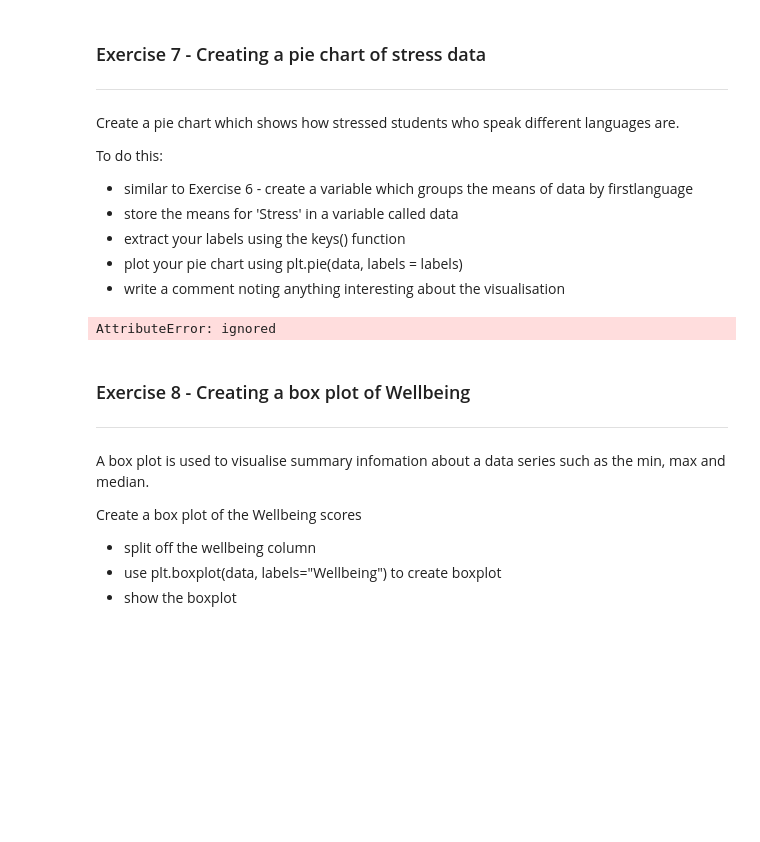
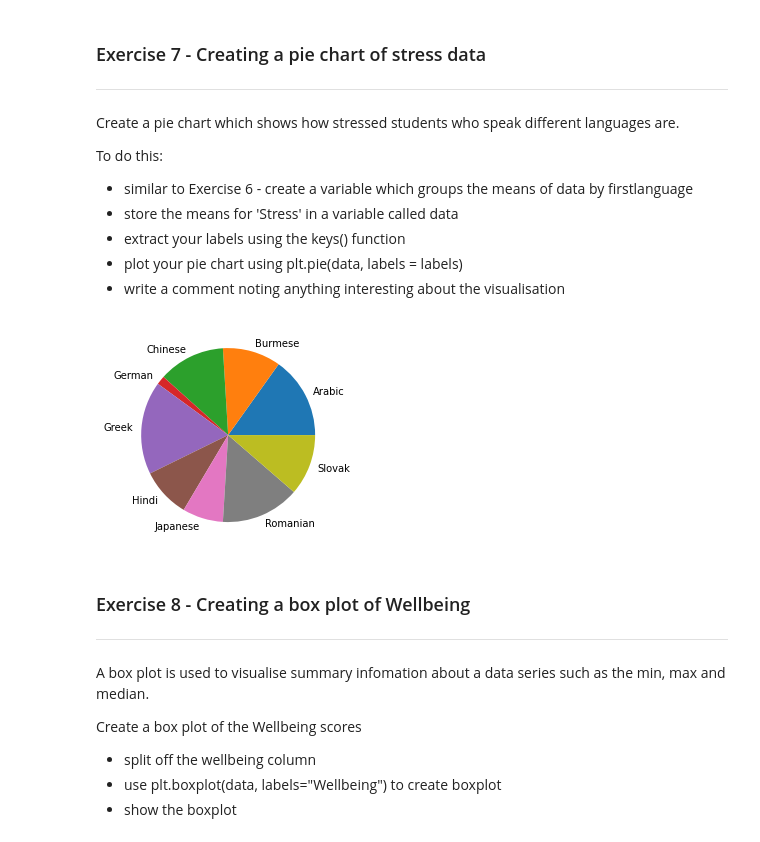
Before and after one commit to claret003/pythoncourse, a Jupyter notebook: Worksheets/Correlation_and_visualisation.ipynb, the cells around one changed output. Cells and saved outputs as stored; diff of their text form; code cells hidden in the pictures; blank space fills up the shorter version.

```diff
--- a/Worksheets/Correlation_and_visualisation.ipynb
+++ b/Worksheets/Correlation_and_visualisation.ipynb
@@ -349,15 +349,15 @@ To do this:
 # %%
 psych_data = pd.read_csv('https://github.com/lilaceri/Working-with-data-/blob/b157a2feceb7709cf82426932385706d65446270/Data%20Sets%20for%20code%20divisio/Positive_Psychology_2017.csv?raw=true')
 
 first_language = psych_data.groupby(['firstlanguage']).mean()
-data = first_language['Stress'].mean()
+data = first_language['Stress']
 
 labels = data.keys()
-labels
 
-# first_language.head()
+plt.pie(data, labels = labels)
+plt.show()
 # %% [output]
-AttributeError: ignored
+[figure, added]
 # %% [markdown]
 ### Exercise 8 - Creating a box plot of Wellbeing
 ---
```
Also changed, not shown: parts of 1 cell of this notebook.
